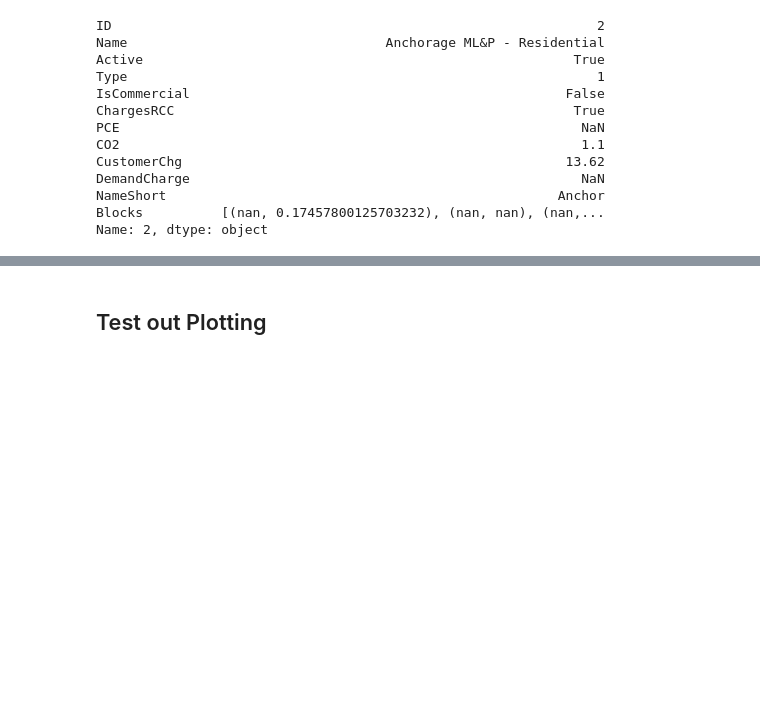
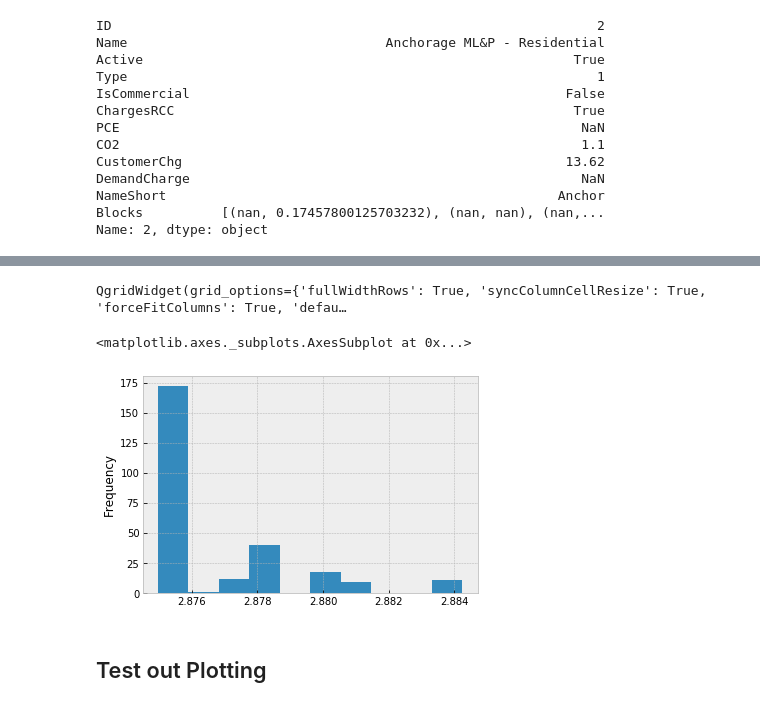
Before and after one commit to alanmitchell/heat-pump-study, a Jupyter notebook: general/city_model_runs.ipynb, the cells around one changed output, grey strips where cells are left out. Saved outputs shown, nothing was run; the diff lists cells and outputs as text; code cells hidden in the pictures; blank space fills up the shorter version.

Commit message:
More work on all city run.

```diff
--- a/general/city_model_runs.ipynb
+++ b/general/city_model_runs.ipynb
@@ -37,7 +49,6 @@ in_base = dict(
     off_months_chks=[],
     garage_stall_count=1,
     garage_heated_by_hp=False,
-    bldg_floor_area=1800,
     indoor_heat_setpoint=70,
     insul_level=2,
     pct_exposed_to_hp=0.46,
@@ -58,6 +69,7 @@ in_base = dict(
 # Inputs that need to be determined for each community
 # city_id
 # utility
+# bldg_floor_area
 # exist_unit_fuel_cost
 # elec_use_jan
 # elec_use_may
@@ -130,6 +144,40 @@ DemandCharge                                                  NaN
 NameShort                                                  Anchor
 Blocks          [(nan, 0.17457800125703232), (nan, nan), (nan,...
 Name: 2, dtype: object
+# %%
+# Maps Census Area to average size of home.  Comes from the 2018 AHFC
+# Housing Assessment.
+census_to_size = {
+ 'Anchorage municipality': 2057,
+ 'Aleutians West Census Area': 1130,
+ 'Aleutians East Borough': 1296,
+ 'Yukon-Koyukuk Census Area': 947,
+ 'Hoonah-Angoon Census Area': 1258,
+ 'Bethel Census Area': 950,
+ 'Juneau City and Borough': 1725,
+ 'North Slope Borough': 1164,
+ 'Southeast Fairbanks Census Area': 1745,
+ 'Matanuska-Susitna Borough': 1912,
+ 'Denali Borough': 1736,
+ 'Lake and Peninsula Borough': 1026,
+ 'Valdez-Cordova Census Area': 1781,
+ 'Prince of Wales-Hyder Census Area': 1246,
+ 'Kenai Peninsula Borough': 1890,
+ 'Northwest Arctic Borough': 920,
+ 'Nome Census Area': 1168,
+ 'Wade Hampton Census Area': 834,
+ 'Dillingham Census Area': 1150,
+ 'Bristol Bay Borough': 1445,
+ 'Haines Borough': 1730,
+ 'Yakutat City and Borough': 1116,
+ 'Skagway Municipality': 1672,
+ 'Sitka City and Borough': 1629,
+ 'Wrangell City and Borough': 1766,
+ 'Petersburg Borough': 1714,
+ 'Ketchikan Gateway Borough': 1734,
+ 'Kodiak Island Borough': 1790,
+ 'Fairbanks North Star Borough': 2068,
+}
 # %%
 def find_util(city, name_part):
     """Returns the first electric utility that has a name containing 'name_part', insensitive
@@ -218,3 +304,12 @@ Yakutat -1137.1758918788257
+# %%
+sh(df_results)
+# %% [output]
+QgridWidget(grid_options={'fullWidthRows': True, 'syncColumnCellResize': True, 'forceFitColumns': True, 'defau…
+# %%
+df_results.cop.plot.hist()
+# %% [output]
+<matplotlib.axes._subplots.AxesSubplot at 0x...>
+[figure, added]
 # %% [markdown]
 ## Test out Plotting
 # %%
```
Also changed, not shown: parts of 4 cells of this notebook, 1 other file.
